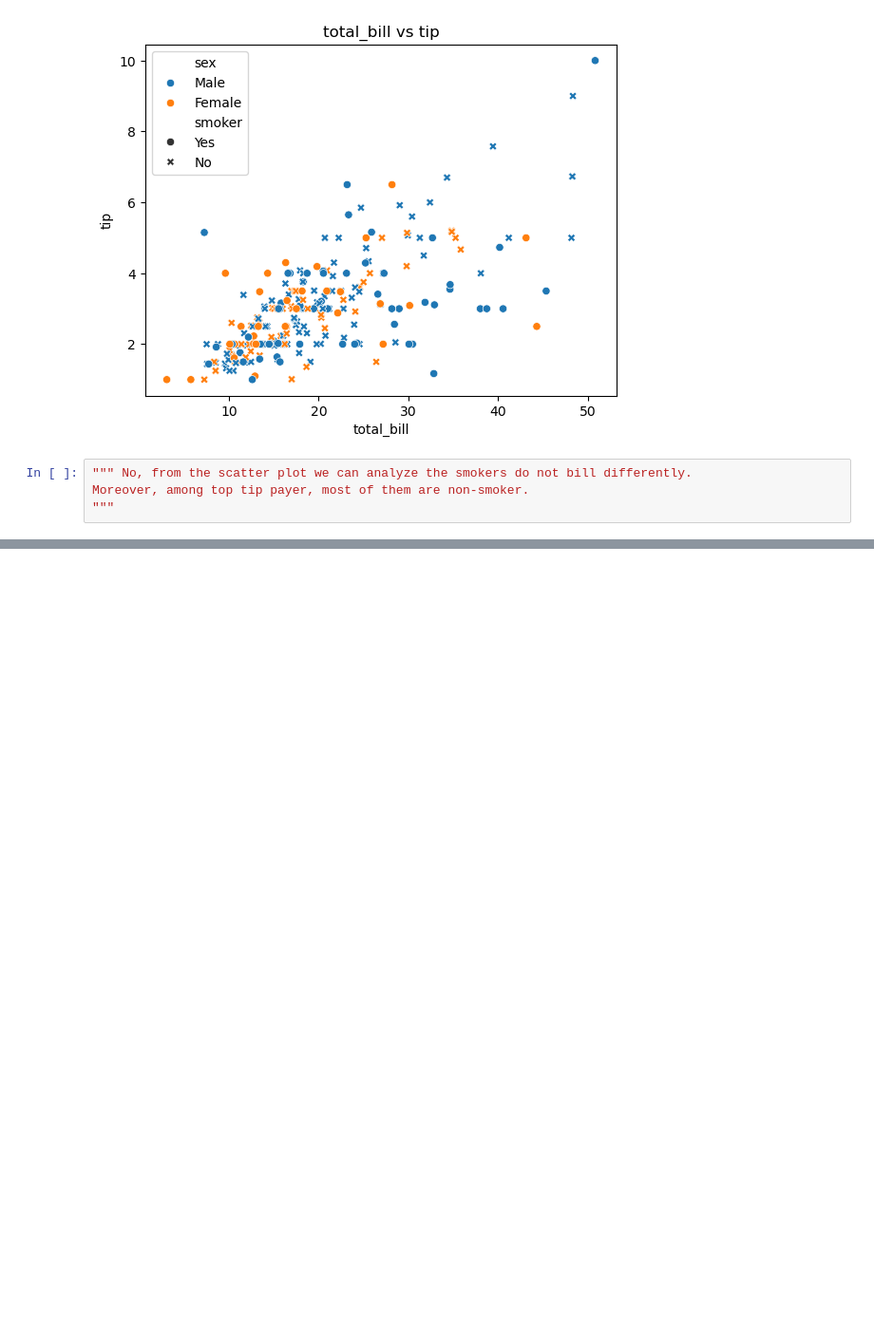
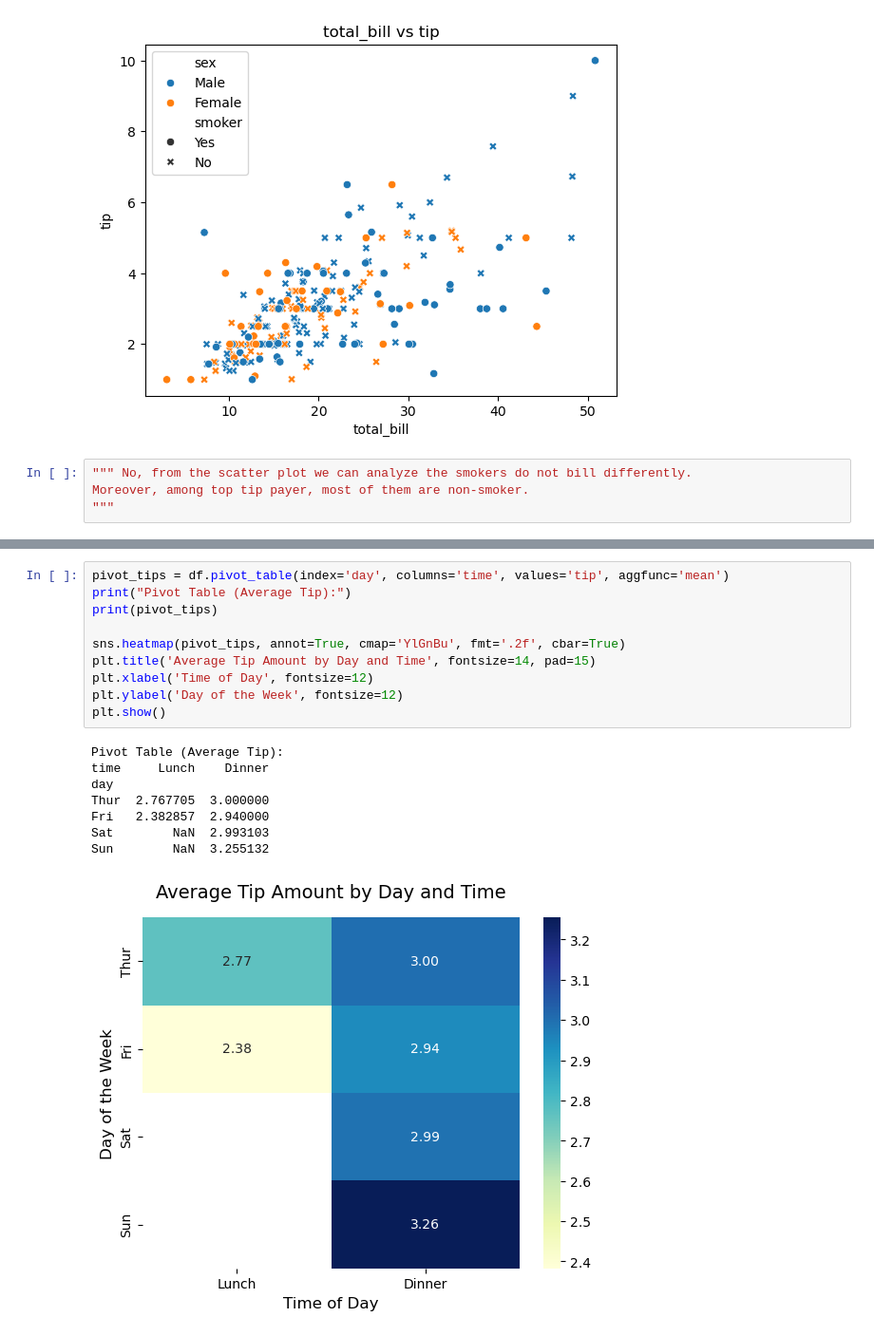
Before and after one commit to mdreduanulhoque/Learning_AI_ML, a Jupyter notebook: Data_Visualization_assignment/data_visualization_assignment.ipynb, the cells around one changed output, grey strips where cells are left out. Shown at 95% size. Drawn from its saved outputs; the diff is of its cells as text; blank space fills up the shorter version.

Commit message:
solve question 5 of data visualization assignment

```diff
--- a/Data_Visualization_assignment/data_visualization_assignment.ipynb
+++ b/Data_Visualization_assignment/data_visualization_assignment.ipynb
@@ -97,0 +107,19 @@ Moreover, among top tip payer, most of them are non-smoker.
+# %%
+pivot_tips = df.pivot_table(index='day', columns='time', values='tip', aggfunc='mean')
+print("Pivot Table (Average Tip):")
+print(pivot_tips)
+
+sns.heatmap(pivot_tips, annot=True, cmap='YlGnBu', fmt='.2f', cbar=True)
+plt.title('Average Tip Amount by Day and Time', fontsize=14, pad=15)
+plt.xlabel('Time of Day', fontsize=12)
+plt.ylabel('Day of the Week', fontsize=12)
+plt.show()
+# %% [output]
+Pivot Table (Average Tip):
+time     Lunch    Dinner
+day
+Thur  2.767705  3.000000
+Fri   2.382857  2.940000
+Sat        NaN  2.993103
+Sun        NaN  3.255132
+[figure, added]
```
Also changed, not shown: parts of 1 cell of this notebook.
